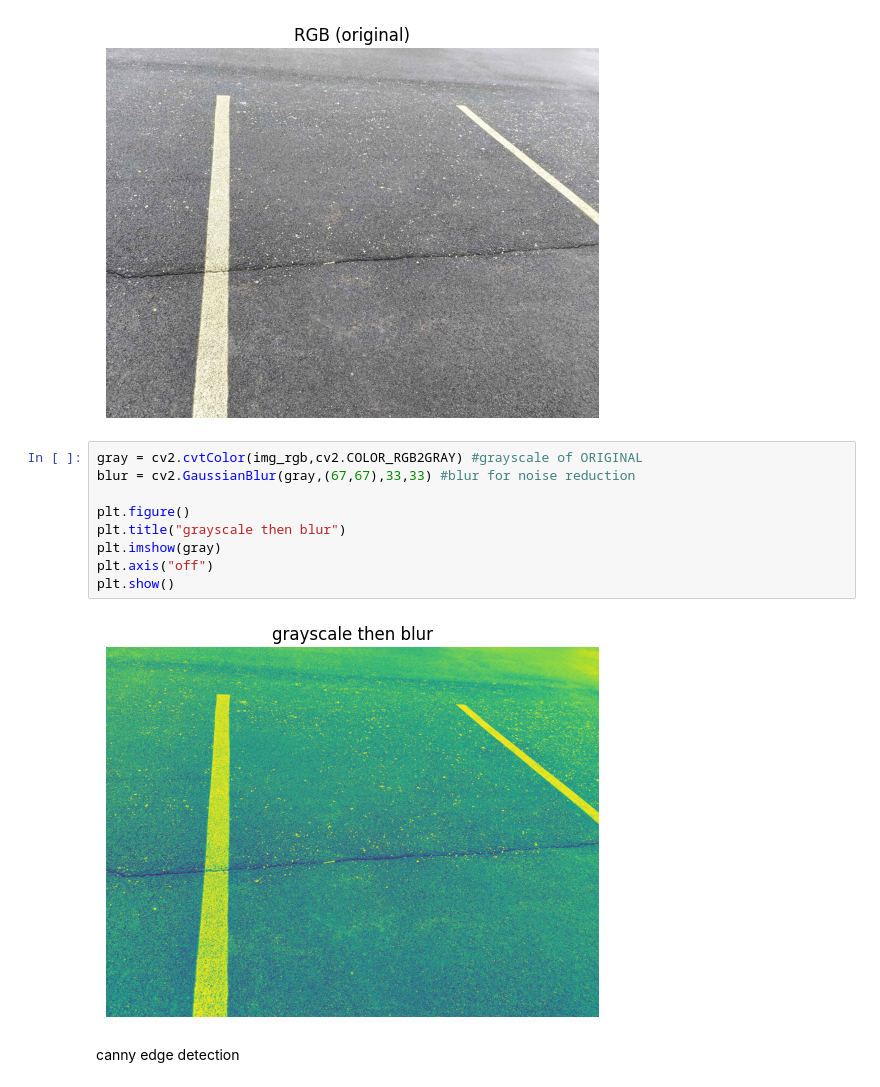
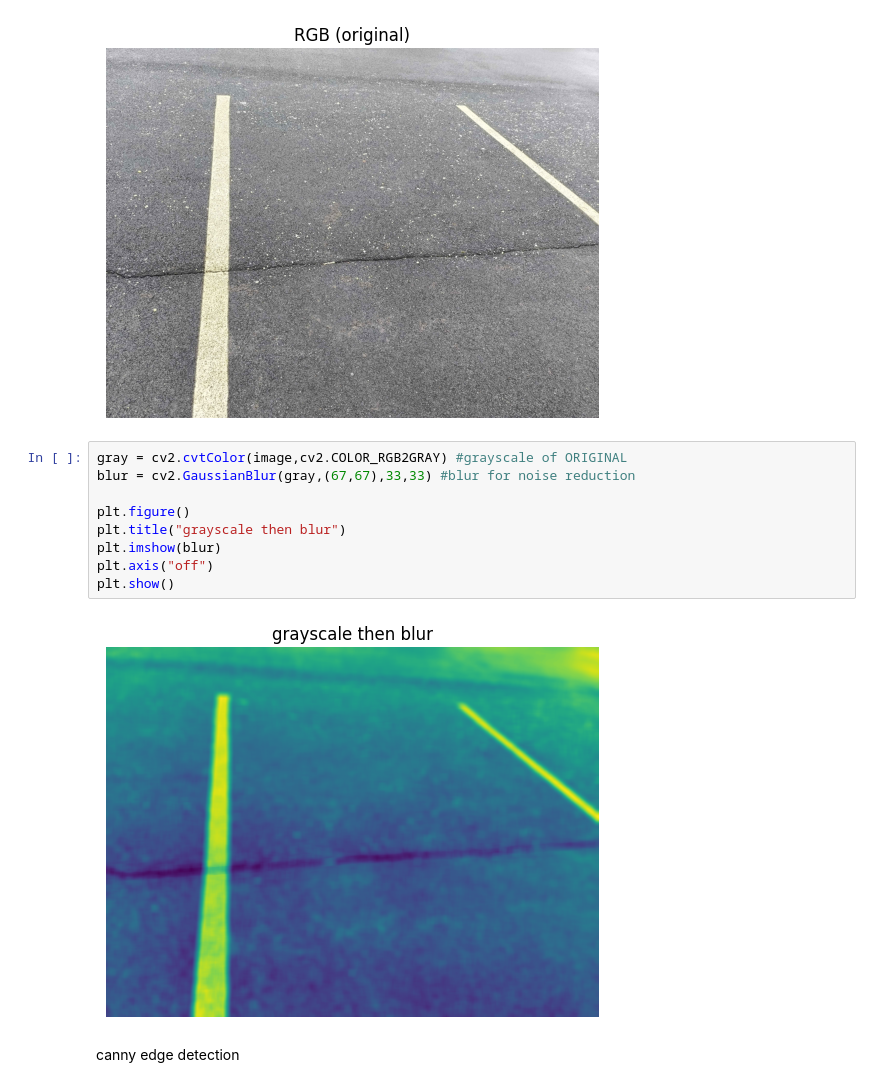
Before and after one commit to RPI-IGVC-2025/CV, a Jupyter notebook: cv.ipynb, the cells around one changed output. Cells and saved outputs as stored; diff of their text form.

Commit message:
add new images taken by cameron, writing notebook for processing multiple images

```diff
--- a/cv.ipynb
+++ b/cv.ipynb
@@ -30,16 +30,16 @@ plt.show()
 # %% [output]
 [figure]
 # %%
-gray = cv2.cvtColor(img_rgb,cv2.COLOR_RGB2GRAY) #grayscale of ORIGINAL
+gray = cv2.cvtColor(image,cv2.COLOR_RGB2GRAY) #grayscale of ORIGINAL
 blur = cv2.GaussianBlur(gray,(67,67),33,33) #blur for noise reduction
 
 plt.figure()
 plt.title("grayscale then blur")
-plt.imshow(gray)
+plt.imshow(blur)
 plt.axis("off")
 plt.show()
 # %% [output]
-[figure, old version]
+[figure, new version]
 # %% [markdown]
 canny edge detection
 # %%
```
Also changed, not shown: 15 other files.
